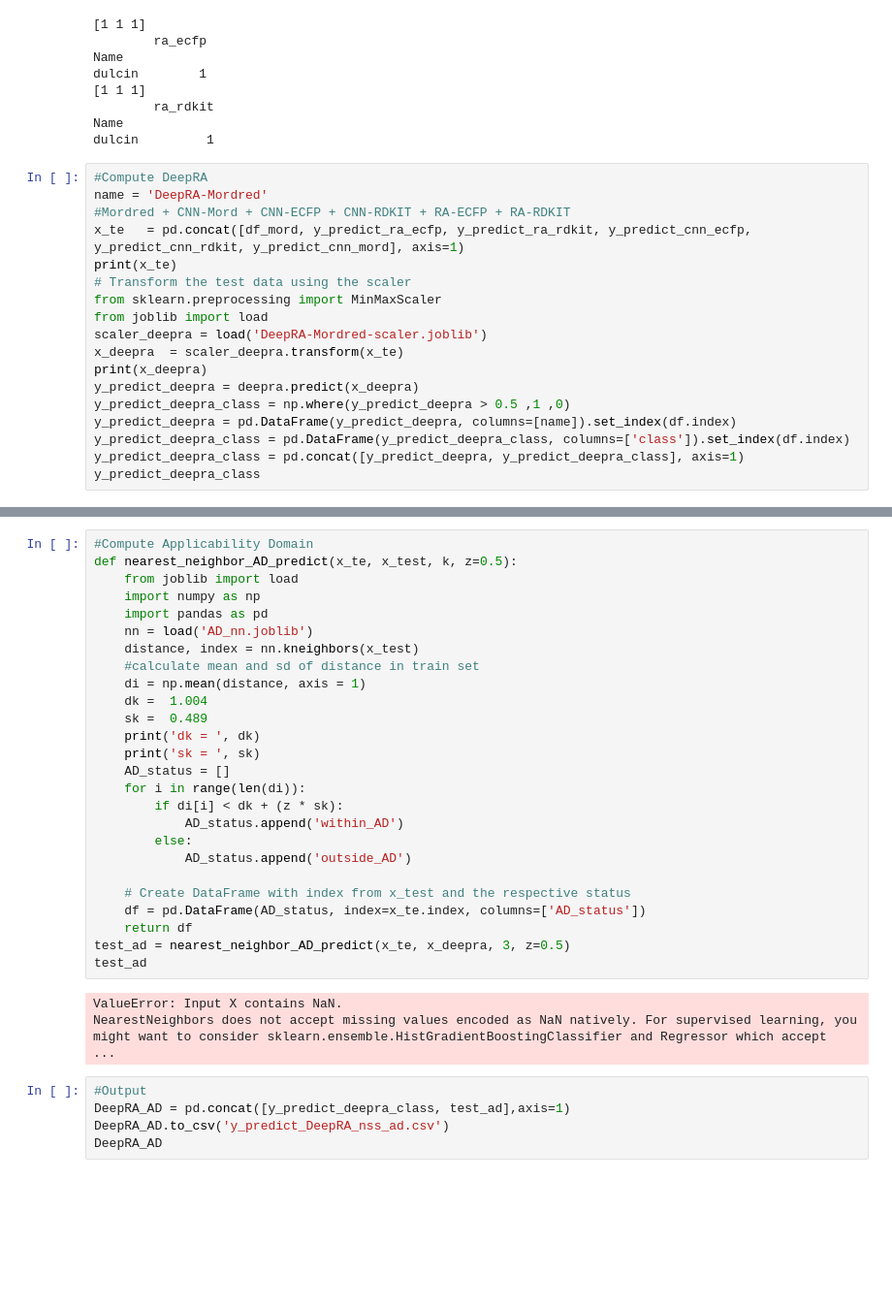
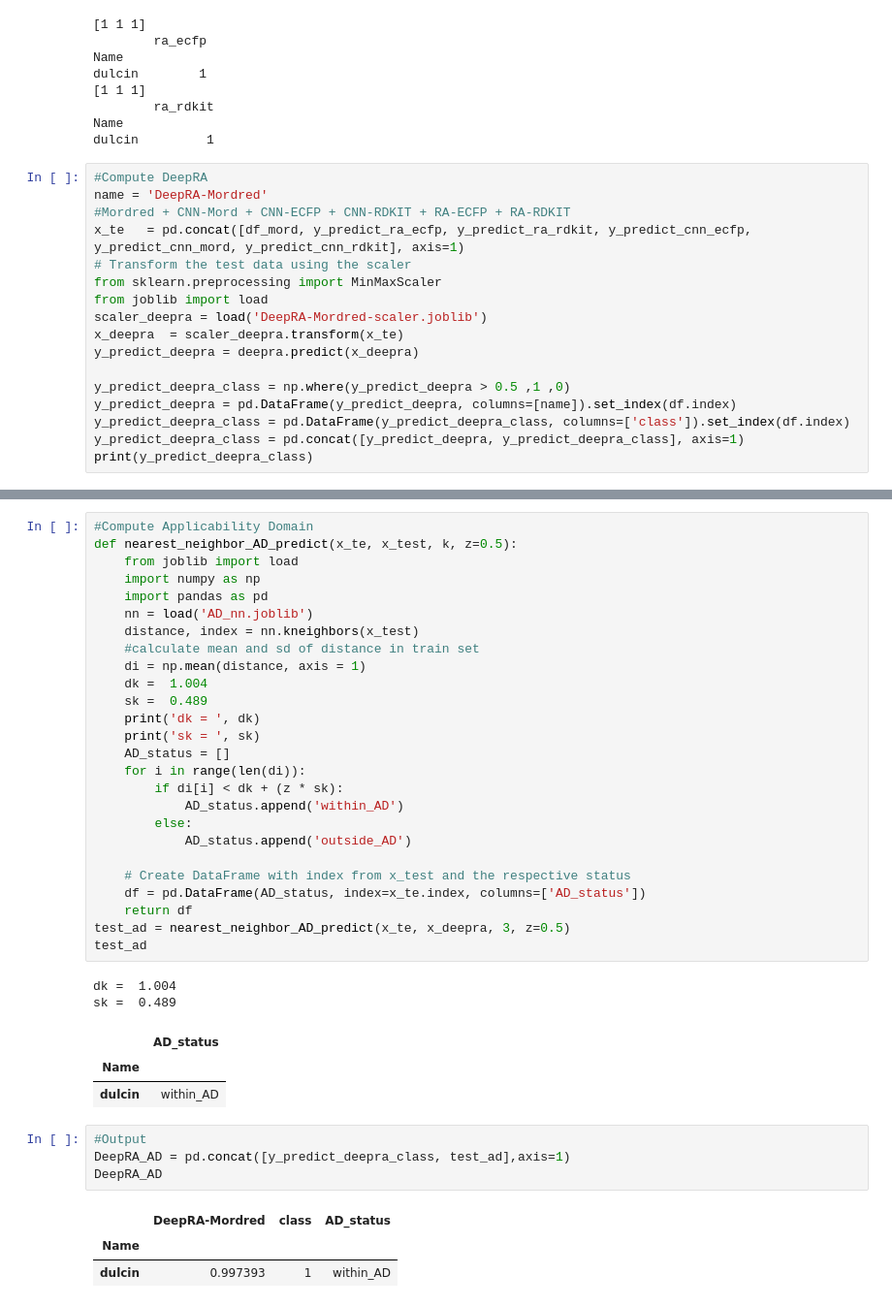
Before and after one commit to taraponglab/deepra, a Jupyter notebook: DeepRA_tutorial.ipynb, the cells around one changed output, grey strips where cells are left out. Shown: that part at 97% size. Cells and saved outputs as stored; diff of their text form; blank space fills up the shorter version.

```diff
--- a/DeepRA_tutorial.ipynb
+++ b/DeepRA_tutorial.ipynb
@@ -194,18 +248,17 @@ dulcin         1
 #Compute DeepRA
 name = 'DeepRA-Mordred'
 #Mordred + CNN-Mord + CNN-ECFP + CNN-RDKIT + RA-ECFP + RA-RDKIT
-x_te   = pd.concat([df_mord, y_predict_ra_ecfp, y_predict_ra_rdkit, y_predict_cnn_ecfp, y_predict_cnn_rdkit, y_predict_cnn_mord], axis=1)
-print(x_te)
+x_te   = pd.concat([df_mord, y_predict_ra_ecfp, y_predict_ra_rdkit, y_predict_cnn_ecfp, y_predict_cnn_mord, y_predict_cnn_rdkit], axis=1)
 # Transform the test data using the scaler
 from sklearn.preprocessing import MinMaxScaler
 from joblib import load
 scaler_deepra = load('DeepRA-Mordred-scaler.joblib')
 x_deepra  = scaler_deepra.transform(x_te)
-print(x_deepra)
 y_predict_deepra = deepra.predict(x_deepra)
+
 y_predict_deepra_class = np.where(y_predict_deepra > 0.5 ,1 ,0)
 y_predict_deepra = pd.DataFrame(y_predict_deepra, columns=[name]).set_index(df.index)
 y_predict_deepra_class = pd.DataFrame(y_predict_deepra_class, columns=['class']).set_index(df.index)
 y_predict_deepra_class = pd.concat([y_predict_deepra, y_predict_deepra_class], axis=1)
-y_predict_deepra_class
+print(y_predict_deepra_class)
 # %% [output]
@@ -255,10 +293,16 @@ def nearest_neighbor_AD_predict(x_te, x_test, k, z=0.5):
 test_ad = nearest_neighbor_AD_predict(x_te, x_deepra, 3, z=0.5)
 test_ad
 # %% [output]
-ValueError: Input X contains NaN.
-NearestNeighbors does not accept missing values encoded as NaN natively. For supervised learning, you might want to consider sklearn.ensemble.HistGradientBoostingClassifier and Regressor which accept  ...
+dk =  1.004
+sk =  0.489
+|  | AD_status |
+| Name |  |
+| dulcin | within_AD |
 # %%
 #Output
 DeepRA_AD = pd.concat([y_predict_deepra_class, test_ad],axis=1)
-DeepRA_AD.to_csv('y_predict_DeepRA_nss_ad.csv')
 DeepRA_AD
+# %% [output]
+|  | DeepRA-Mordred | class | AD_status |
+| Name |  |  |  |
+| dulcin | 0.997393 | 1 | within_AD |
```
Also changed, not shown: parts of 10 cells of this notebook.
